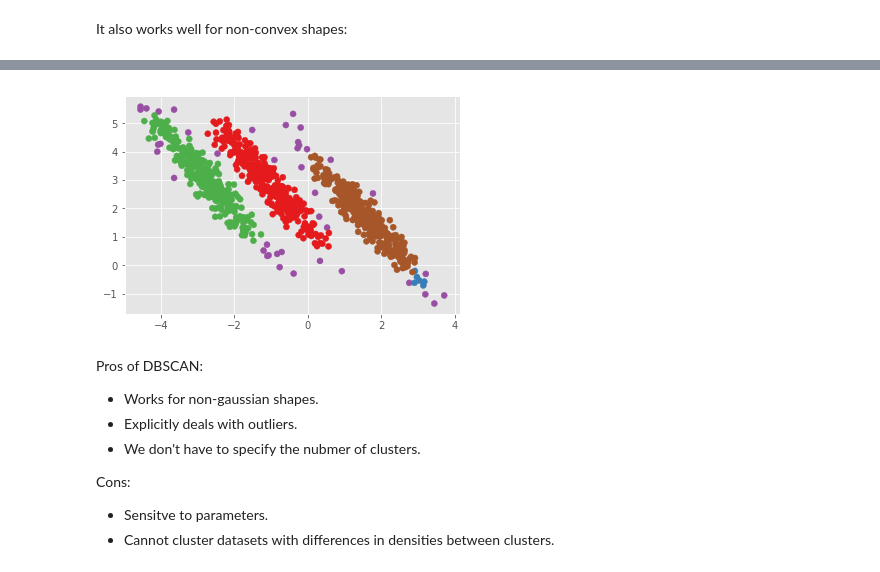
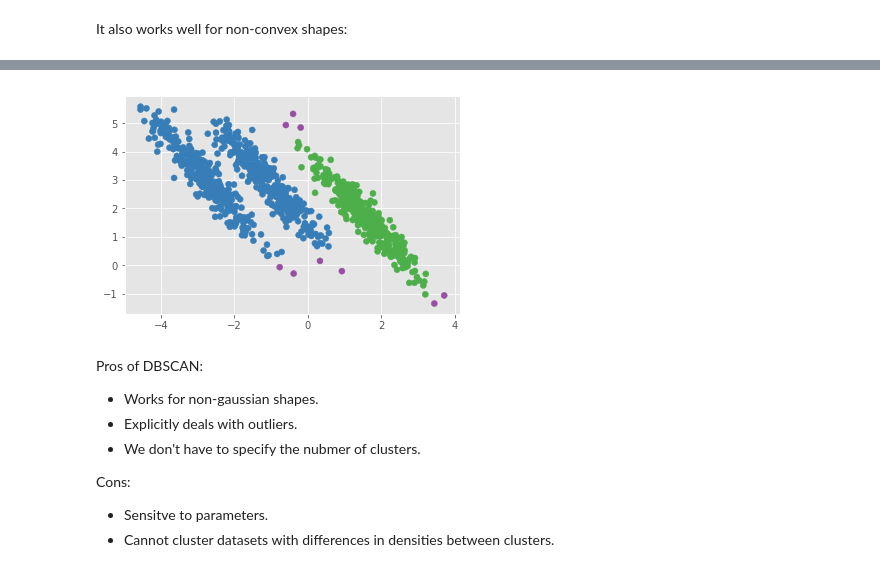
Before and after one commit to datascience-course/2019-datascience-lectures, a Jupyter notebook: 19-Clustering2/19-Clustering2.ipynb, the cells around one changed output, grey strips where cells are left out. Saved outputs shown, nothing was run; the diff lists cells and outputs as text; code cells hidden in the pictures.

```diff
--- a/19-Clustering2/19-Clustering2.ipynb
+++ b/19-Clustering2/19-Clustering2.ipynb
@@ -456,18 +456,18 @@ plt.scatter(X_moons[:, 0], X_moons[:, 1], c=y_pred,  marker="o", cmap=cmap);
 # %%
 X, y = make_blobs(n_samples=1000, centers=3, random_state=3)
 
 # Anisotropically distributed data
 transformation = [[ 0.60834549, -0.63667341], [-0.40887718, 0.85253229]]
 X_aniso = np.dot(X, transformation)
 
 # try changeing eps and min_samples
-db_model = DBSCAN(eps=0.25, min_samples=5)
+db_model = DBSCAN(eps=0.45, min_samples=5)
 db_model.fit(X_aniso)
 y_pred = db_model.fit_predict(X_aniso)
 
 plt.scatter(X_aniso[:, 0], X_aniso[:, 1], c=y_pred,  marker="o", cmap=cmap);
 # %% [output]
-[figure, old version]
+[figure, new version]
 # %% [markdown]
 Pros of DBSCAN:
 
```
Also changed, not shown: parts of 6 cells of this notebook, 3 other files.
